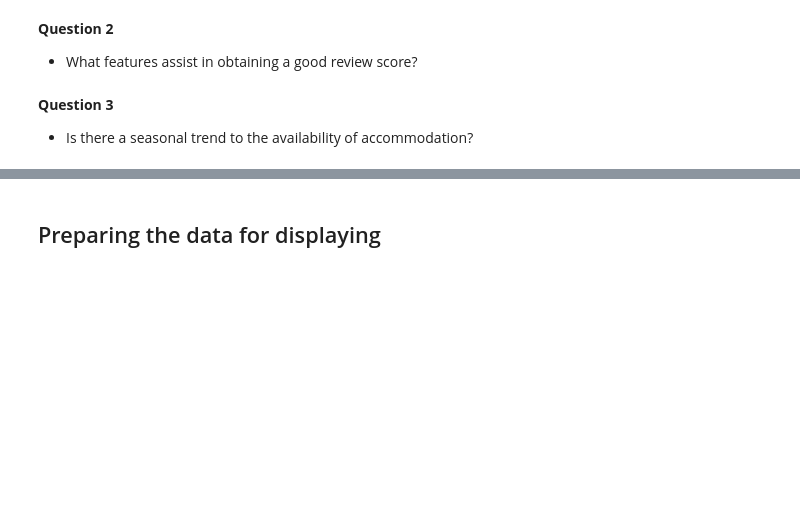
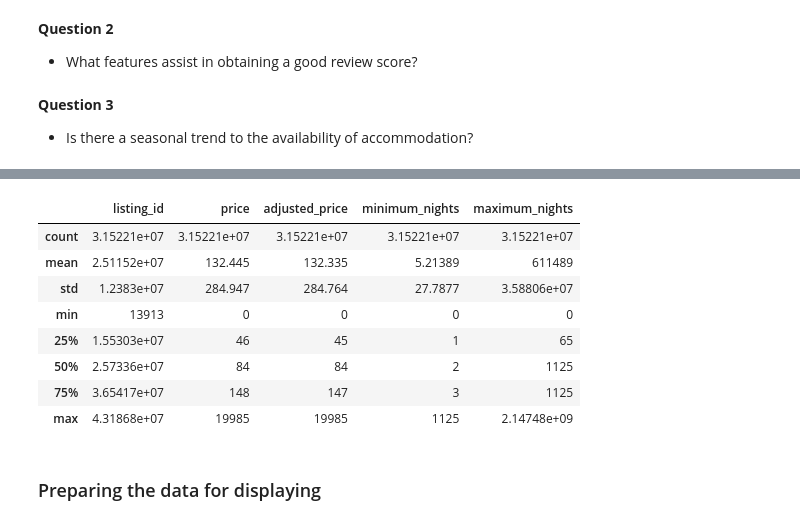
Before and after one commit to waltersmac/Predicting-AirBnB-Prices, a Jupyter notebook: Inside AirbnB - London 2020.ipynb, the cells around one changed output, grey strips where cells are left out. Drawn from its saved outputs; the diff is of its cells as text; code cells hidden in the pictures; blank space fills up the shorter version.

Commit message:
Starting data preparation

```diff
--- a/Inside AirbnB - London 2020.ipynb
+++ b/Inside AirbnB - London 2020.ipynb
@@ -158,4 +161,16 @@ df_calendar.describe()
+# %%
+df_calendar.describe().apply(lambda s: s.apply(lambda x: format(x, 'g')))
+# %% [output]
+|  | listing_id | price | adjusted_price | minimum_nights | maximum_nights |
+| count | 3.15221e+07 | 3.15221e+07 | 3.15221e+07 | 3.15221e+07 | 3.15221e+07 |
+| mean | 2.51152e+07 | 132.445 | 132.335 | 5.21389 | 611489 |
+| std | 1.2383e+07 | 284.947 | 284.764 | 27.7877 | 3.58806e+07 |
+| min | 13913 | 0 | 0 | 0 | 0 |
+| 25% | 1.55303e+07 | 46 | 45 | 1 | 65 |
+| 50% | 2.57336e+07 | 84 | 84 | 2 | 1125 |
+| 75% | 3.65417e+07 | 148 | 147 | 3 | 1125 |
+| max | 4.31868e+07 | 19985 | 19985 | 1125 | 2.14748e+09 |
 # %% [markdown]
-## Preparing the data for displaying
+### Preparing the data for displaying
 # %%
 date_count_df = df_calendar.groupby('date').size().reset_index(name='count')
```
Also changed, not shown: parts of 11 cells of this notebook.
